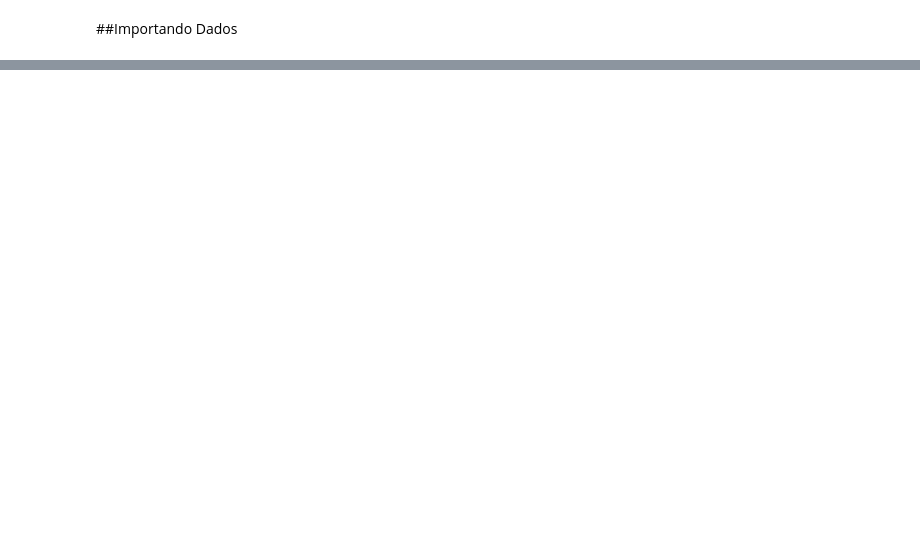
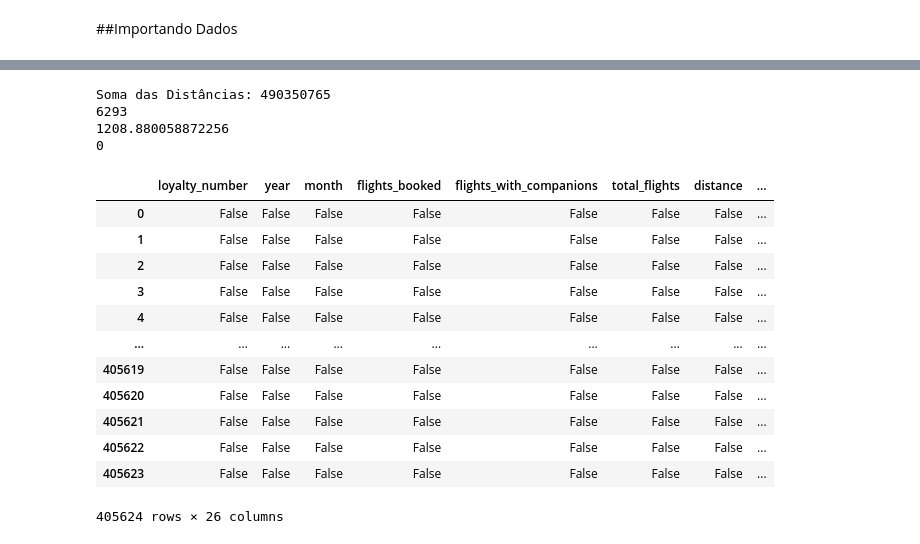
Before and after one commit to coelhovinicius/CienciaDadosComunidadeDS, a Jupyter notebook: Notebooks/Coleta_de_Dados.ipynb, the cells around one changed output, grey strips where cells are left out. Drawn from its saved outputs; the diff is of its cells as text; code cells hidden in the pictures; blank space fills up the shorter version.

```diff
--- a/Notebooks/Coleta_de_Dados.ipynb
+++ b/Notebooks/Coleta_de_Dados.ipynb
@@ -26,3 +229,36 @@ df_atividade = pd.read_sql_query( consulta_atividade, conn )
+# %%
+# Comandos aritméticos
+soma_distancia = df_atividade.loc[:, "distance"].sum()
+maior_distancia = df_atividade.loc[:, "distance"].max()
+media_distancia = df_atividade.loc[:, "distance"].mean()
+minima_distancia = df_atividade.loc[:, "distance"].min()
+
+print('Soma das Distâncias: {}'.format(soma_distancia))
+print(maior_distancia)
+print(media_distancia)
+print(minima_distancia)
+# %% [output]
+Soma das Distâncias: 490350765
+6293
+1208.880058872256
+0
+# %%
+# Verificar valores nulos
+df_atividade.isna()
+# %% [output]
+|  | loyalty_number | year | month | flights_booked | flights_with_companions | total_flights | distance | ... |
+| 0 | False | False | False | False | False | False | False | ... |
+| 1 | False | False | False | False | False | False | False | ... |
+| 2 | False | False | False | False | False | False | False | ... |
+| 3 | False | False | False | False | False | False | False | ... |
+| 4 | False | False | False | False | False | False | False | ... |
+| ... | ... | ... | ... | ... | ... | ... | ... | ... |
+| 405619 | False | False | False | False | False | False | False | ... |
+| 405620 | False | False | False | False | False | False | False | ... |
+| 405621 | False | False | False | False | False | False | False | ... |
+| 405622 | False | False | False | False | False | False | False | ... |
+| 405623 | False | False | False | False | False | False | False | ... |
+405624 rows × 26 columns
 # %%
 df_atividade.head()
 # %% [output]
```
Also changed, not shown: parts of 32 cells of this notebook, 4 other files.
